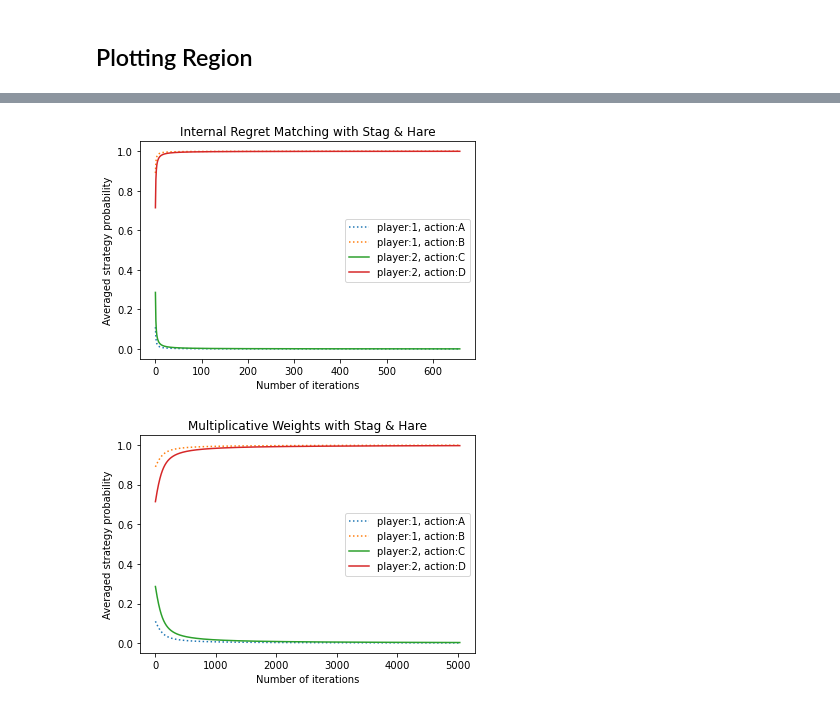
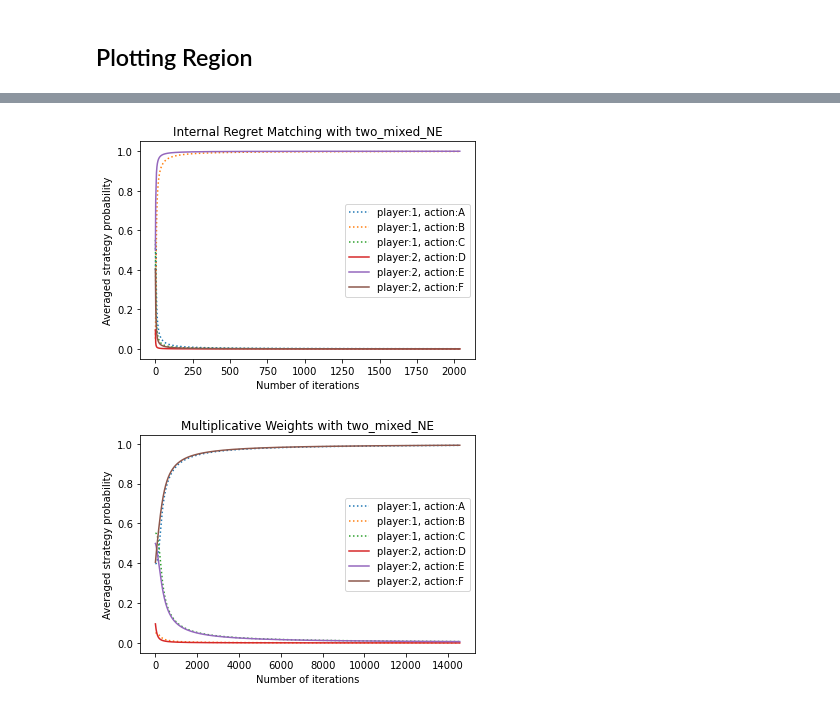
Before and after one commit to linuskratz/BachelorArbeit, a Jupyter notebook: Analysis.ipynb, the cells around one changed output, grey strips where cells are left out. Saved outputs shown, nothing was run; the diff lists cells and outputs as text; code cells hidden in the pictures.

```diff
--- a/Analysis.ipynb
+++ b/Analysis.ipynb
@@ -147,7 +214,7 @@ def choose_my(game):
         m_i = no_of_actions(game, i)
         flat_payoffs = np.transpose(game)[i].flatten()
         M_i = np.absolute(np.amax(flat_payoffs) - np.amin(flat_payoffs))
-        ret.append(M_i * (m_i-1))
+        ret.append(M_i * (m_i-1) + 0.0001)
     return ret
 # %%
 def choose_optimal_beta(game, iterations):
@@ -187,0 +265,3 @@ def get_IR_MW_game_results(game, max_steps, epsilon):
+# %%
+game = matching_pennies
+get_IR_MW_game_results_by_dis(game, 2, 0.001, initial_random_distribution(game))
@@ -215,11 +341,13 @@ def plot_history(history, game_name, algorithm):
 # %%
-def multiplicative_weights_plot(game, game_name, init_history, epsilon = 0.00001, max_steps = 100000):
-    beta = choose_optimal_beta(game,max_steps)
+def multiplicative_weights_plot(game, game_name, init_history, epsilon = 0.00001, max_steps = 100000, beta = -1):
+    if beta == -1:
+        beta = choose_optimal_beta(game,max_steps)
     mean_history = multiplicative_weights(game, epsilon, beta, init_history, max_steps)
     plot_history(mean_history, game_name, "Multiplicative Weights")
 # %%
-def internal_regret_matching_plot(game, game_name, init_distribution, max_steps = 100000, epsilon = 0.00001):
-    my = choose_my(game)
+def internal_regret_matching_plot(game, game_name, init_distribution, max_steps = 100000, epsilon = 0.00001, my = -1):
+    if my == -1:
+        my = choose_my(game)
     distributions, history = internal_regret_matching_2(game, max_steps, init_distribution, my, epsilon)
     plot_history(distributions, game_name, "Internal Regret Matching")
 # %%
@@ -628,7 +1081,7 @@ plot_comparison_MWA_vs_IRM(game_three_nash, "Three Nash Game",  initial_random_d
 # %%
-plot_comparison_MWA_vs_IRM(stag_and_hare, "Stag & Hare", initial_random_distribution(stag_and_hare))
+plot_comparison_MWA_vs_IRM(two_mixed_NE, "two_mixed_NE",initial_random_distribution(two_mixed_NE))
 # %% [output]
-[figure, old version]
+[figure, new version]
-[figure, old version]
+[figure, new version]
 # %%
 plot_comparison_MWA_vs_IRM(coordination_game, "Coordination Game", initial_random_distribution(coordination_game), epsilon = 0.00001)
```
Also changed, not shown: parts of 71 cells of this notebook, 1 other file.
